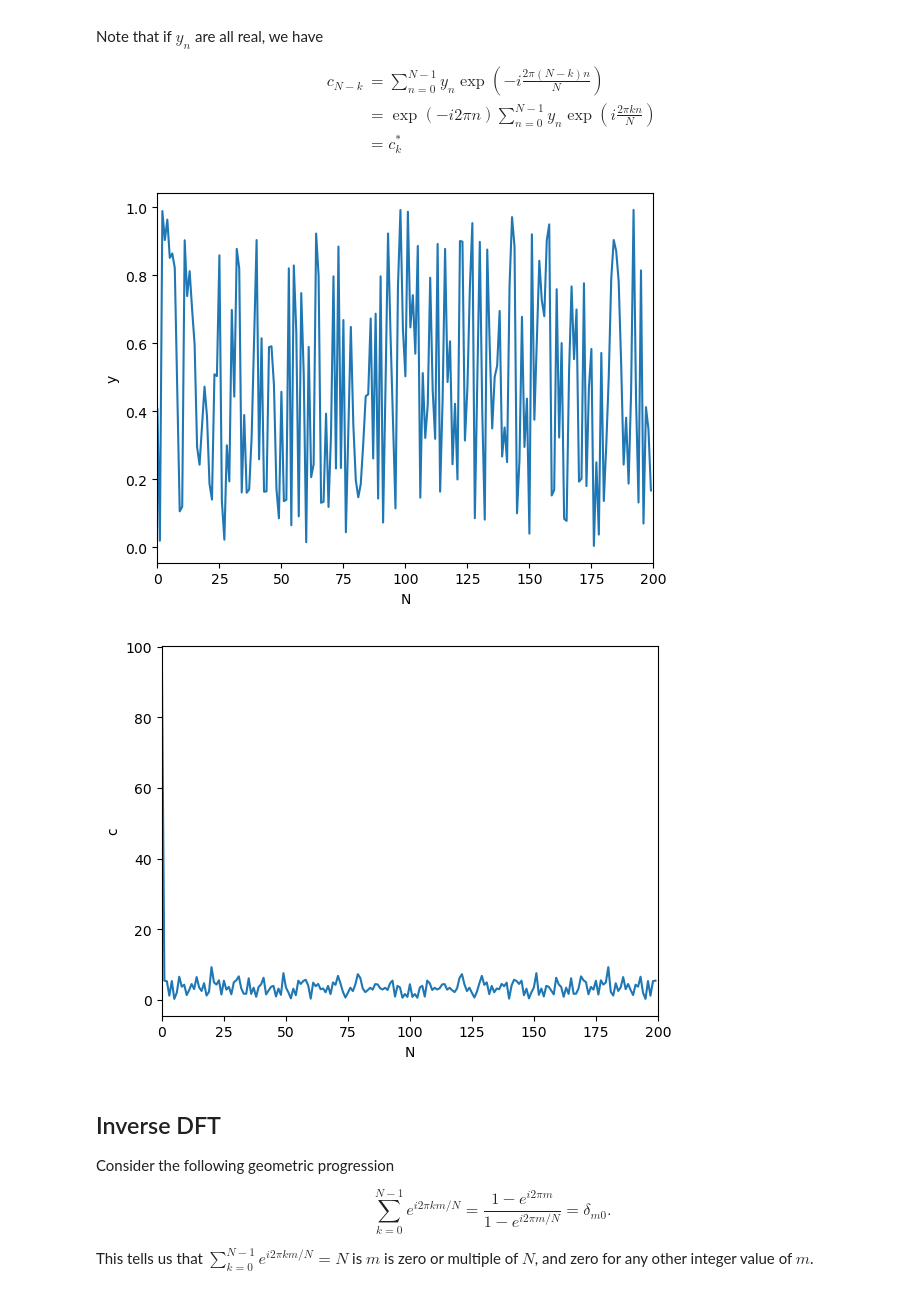
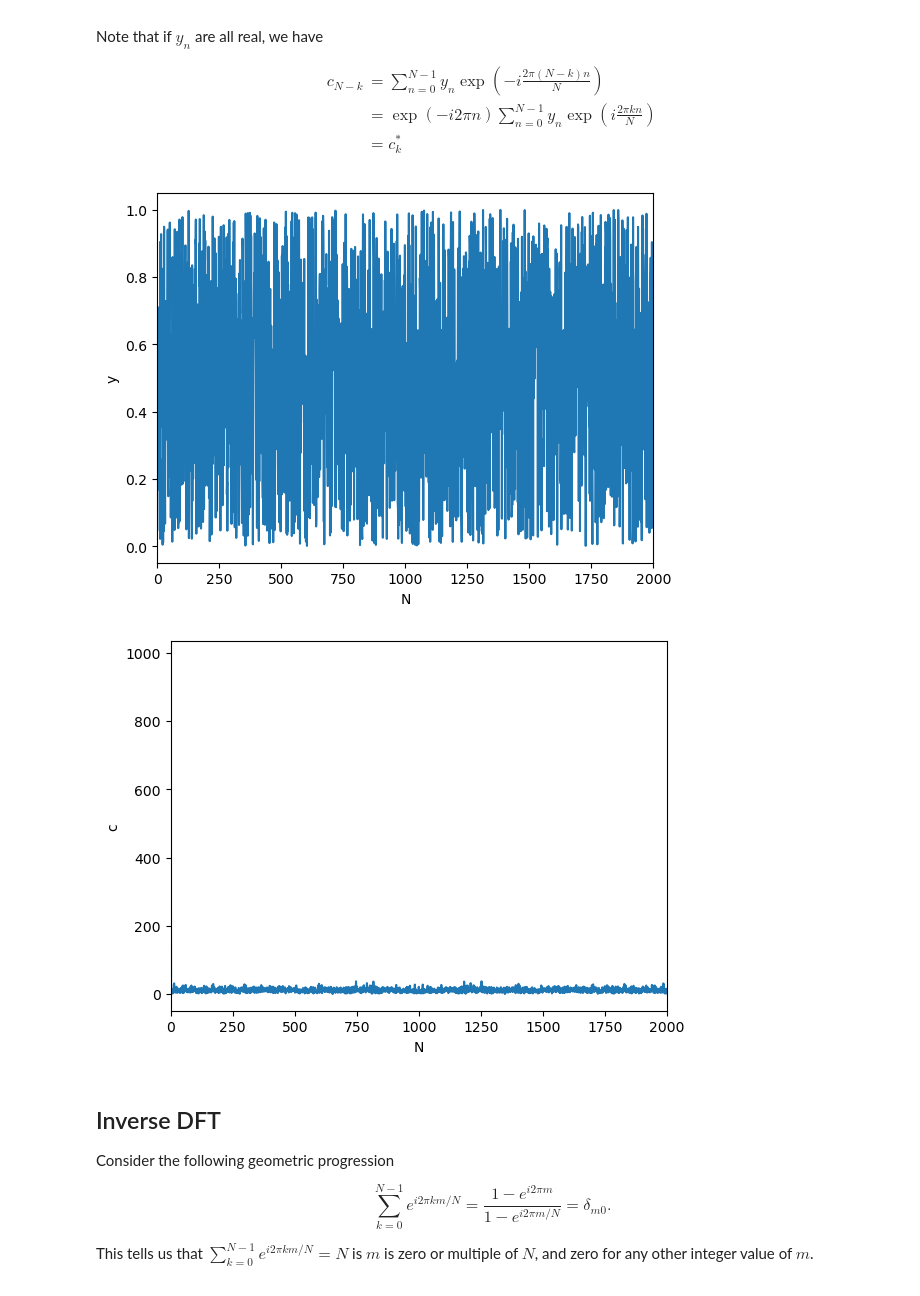
Before and after one commit to vlvovch/PHYS6350-ComputationalPhysics, a Jupyter notebook: code/14_FFTandFitting/14_FFT.ipynb, the cells around one changed output. Saved outputs shown, nothing was run; the diff lists cells and outputs as text; code cells hidden in the pictures.

```diff
--- a/code/14_FFTandFitting/14_FFT.ipynb
+++ b/code/14_FFTandFitting/14_FFT.ipynb
@@ -97,25 +97,25 @@ def dft(y):
             c[k] += y[n] * np.exp(-2j * np.pi * k * n / N)
     return c
 # %%
-N = 200
+N = 2000
 y = np.random.rand(N)
 #print("y = ", y)
 plt.plot(y)
 plt.xlabel("N")
 plt.ylabel("y")
 plt.xlim(0,N)
 plt.show()
 
 c = dft(y)
 #print("c = ", c)
 plt.plot(np.abs(c))
 plt.xlabel("N")
 plt.ylabel("c")
 plt.xlim(0,N)
 plt.show()
 # %% [output]
-[figure, old version]
+[figure, new version]
-[figure, old version]
+[figure, new version]
 # %% [markdown]
 ## Inverse DFT
 
```
Also changed, not shown: parts of 5 cells of this notebook, 1 other file.
